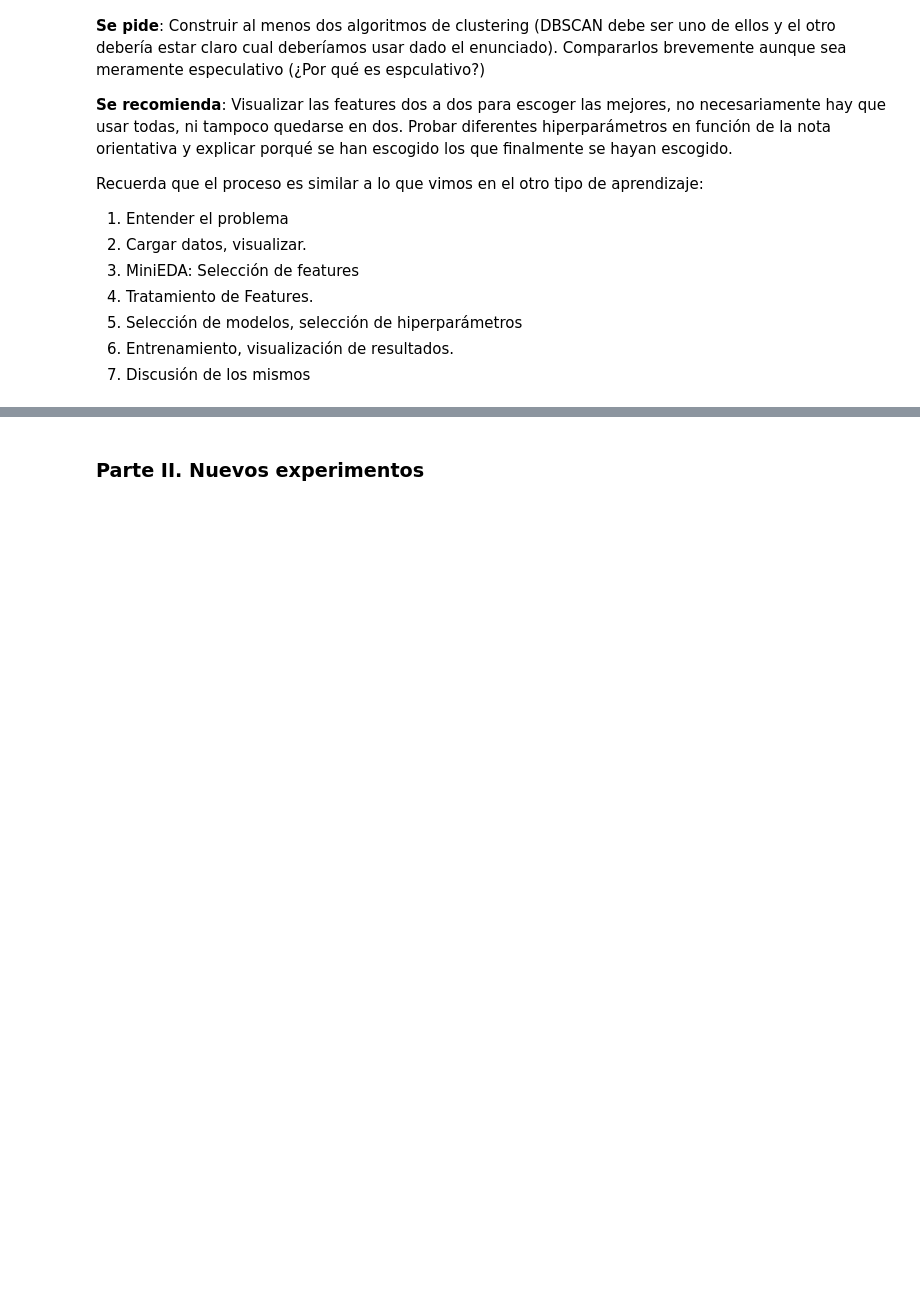
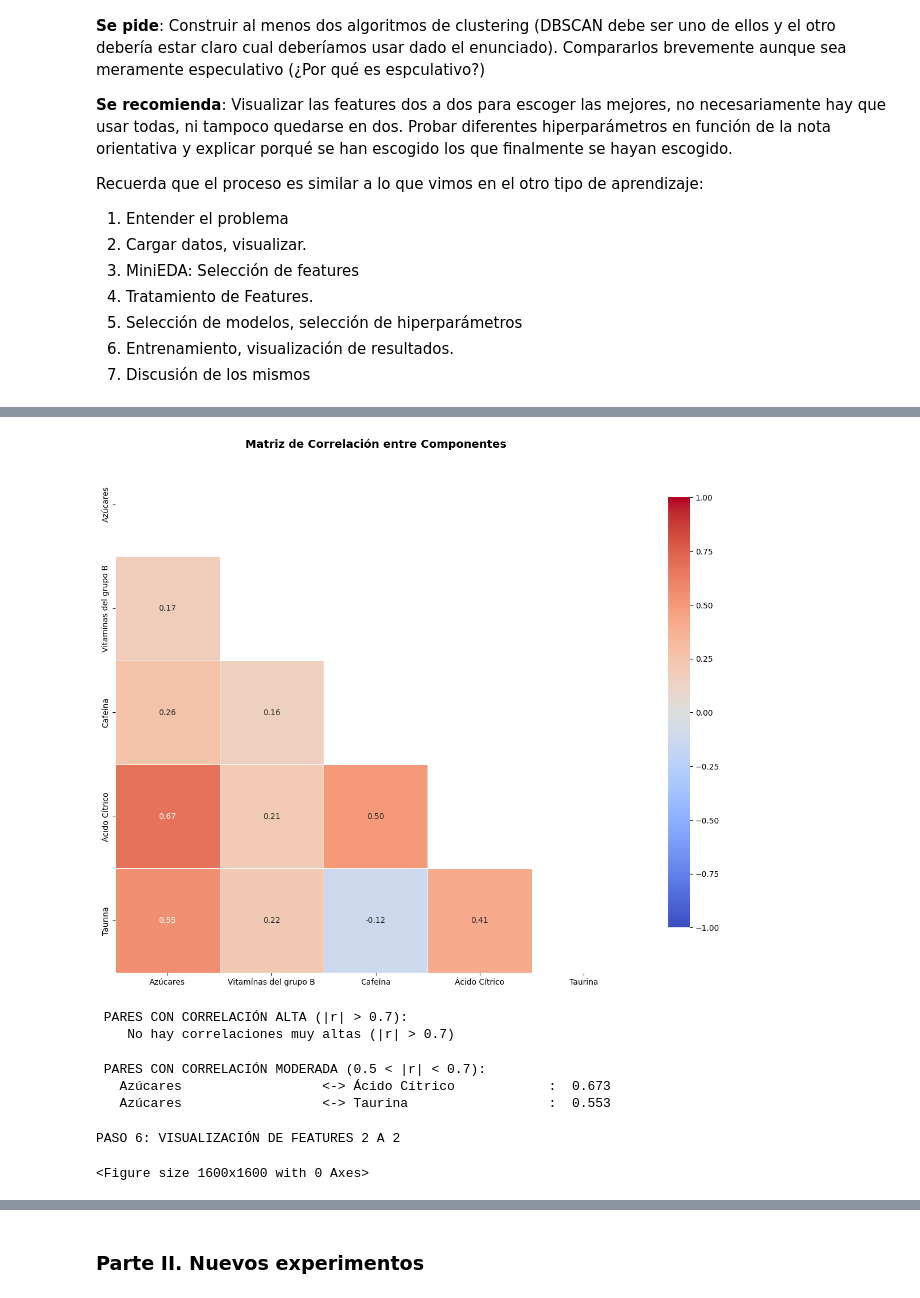
Before and after one commit to pablomoralesbaro/Ds-Online-PabloBaro, a Jupyter notebook: 04_Machine_Learning/Sprint_13/Unidad_02_ML_No_Supervisado_Clustering_DBSCAN/03_Practica_Obligatoria/18_Practica_Obligatoria_Clustering_DBSCAN.ipynb, the cells around one changed output, grey strips where cells are left out. Cells and saved outputs as stored; diff of their text form; code cells hidden in the pictures; blank space fills up the shorter version.

```diff
--- a/04_Machine_Learning/Sprint_13/Unidad_02_ML_No_Supervisado_Clustering_DBSCAN/03_Practica_Obligatoria/18_Practica_Obligatoria_Clustering_DBSCAN.ipynb
+++ b/04_Machine_Learning/Sprint_13/Unidad_02_ML_No_Supervisado_Clustering_DBSCAN/03_Practica_Obligatoria/18_Practica_Obligatoria_Clustering_DBSCAN.ipynb
@@ -39,0 +195,9 @@ Recuerda que el proceso es similar a lo que vimos en el otro tipo de aprendizaje
+# %%
+print("PASO 4: MATRIZ DE CORRELACIÓN")
+
+
+# Calcular correlaciones
+corr_matrix = df.corr()
+
+print(f"\n Matriz de correlación:")
+print(corr_matrix)
@@ -39,0 +221,64 @@ Recuerda que el proceso es similar a lo que vimos en el otro tipo de aprendizaje
+# %%
+# Visualizar
+plt.figure(figsize=(12, 10))
+mask = np.triu(np.ones_like(corr_matrix, dtype=bool))  # Máscara triangular superior
+sns.heatmap(corr_matrix, mask=mask, annot=True, fmt='.2f', cmap='coolwarm',
+            center=0, square=True, linewidths=0.5, cbar_kws={"shrink": 0.8},
+            vmin=-1, vmax=1)
+plt.title('Matriz de Correlación entre Componentes', fontweight='bold', fontsize=14)
+plt.tight_layout()
+plt.show()
+# %% [output]
+[figure, added]
+# %%
+# Encontrar correlaciones altas
+print(f"\n PARES CON CORRELACIÓN ALTA (|r| > 0.7):")
+
+correlaciones_altas = []
+for i in range(len(corr_matrix.columns)):
+    for j in range(i+1, len(corr_matrix.columns)):
+        corr_val = corr_matrix.iloc[i, j]
+        if abs(corr_val) > 0.7:
+            comp1 = corr_matrix.columns[i]
+            comp2 = corr_matrix.columns[j]
+            correlaciones_altas.append((comp1, comp2, corr_val))
+            print(f"   {comp1:25s} <-> {comp2:25s}: {corr_val:6.3f}")
+
+if len(correlaciones_altas) == 0:
+    print("    No hay correlaciones muy altas (|r| > 0.7)")
+# %% [output]
+ PARES CON CORRELACIÓN ALTA (|r| > 0.7):
+    No hay correlaciones muy altas (|r| > 0.7)
+# %%
+# Encontrar correlaciones moderadas
+print(f"\n PARES CON CORRELACIÓN MODERADA (0.5 < |r| < 0.7):")
+
+correlaciones_moderadas = []
+for i in range(len(corr_matrix.columns)):
+    for j in range(i+1, len(corr_matrix.columns)):
+        corr_val = corr_matrix.iloc[i, j]
+        if 0.5 < abs(corr_val) <= 0.7:
+            comp1 = corr_matrix.columns[i]
+            comp2 = corr_matrix.columns[j]
+            correlaciones_moderadas.append((comp1, comp2, corr_val))
+
+if len(correlaciones_moderadas) > 0:
+    # Mostrar solo las 5 más altas
+    correlaciones_moderadas.sort(key=lambda x: abs(x[2]), reverse=True)
+    for comp1, comp2, corr_val in correlaciones_moderadas[:5]:
+        print(f"   {comp1:25s} <-> {comp2:25s}: {corr_val:6.3f}")
+else:
+    print("   No hay correlaciones moderadas")
+# %% [output]
+ PARES CON CORRELACIÓN MODERADA (0.5 < |r| < 0.7):
+   Azúcares                  <-> Ácido Cítrico            :  0.673
+   Azúcares                  <-> Taurina                  :  0.553
+# %%
+print("PASO 6: VISUALIZACIÓN DE FEATURES 2 A 2")
+# Crear scatterplot matrix
+fig = plt.figure(figsize=(16, 16))
+cols = df.columns
+n_features = len(cols)
+# %% [output]
+PASO 6: VISUALIZACIÓN DE FEATURES 2 A 2
+<Figure size 1600x1600 with 0 Axes>
```
Also changed, not shown: parts of 40 cells of this notebook, 1 other file.
